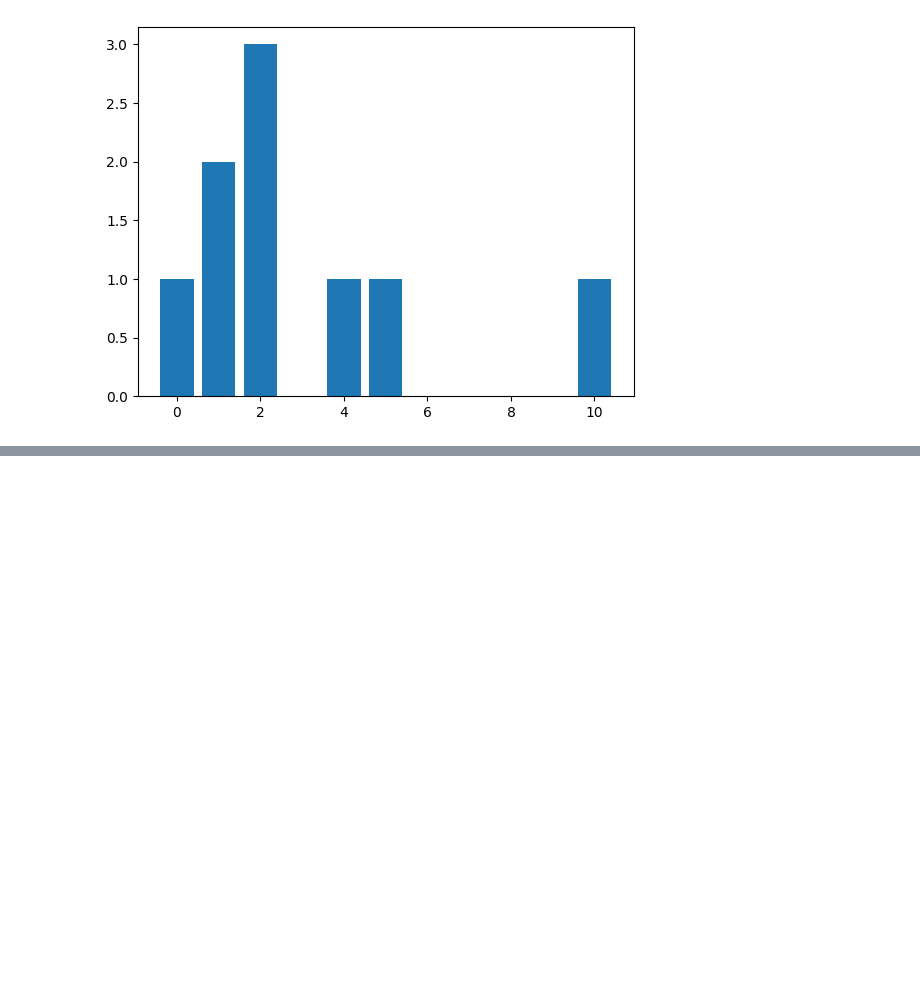
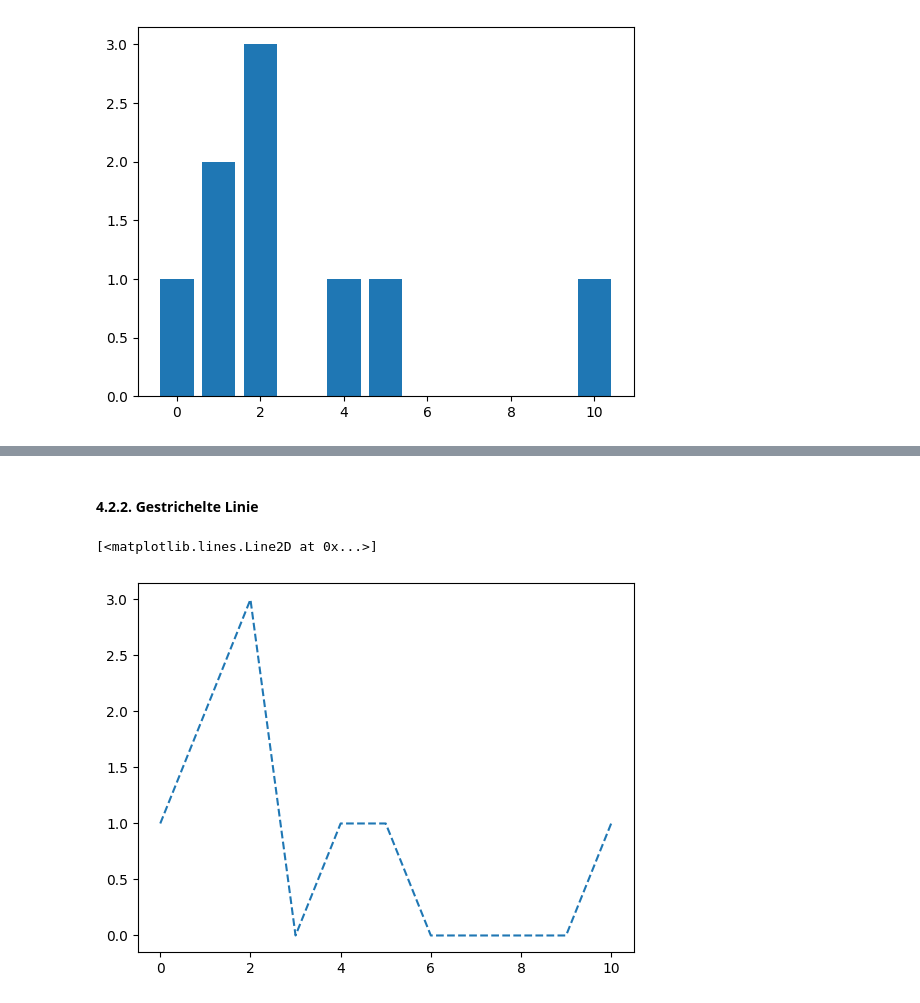
Before and after one commit to ghackenberg/python-grundlagen-kurs, a Jupyter notebook: Unterlagen/Termin_07/03_Statistik.ipynb, the cells around one changed output, grey strips where cells are left out. Saved outputs shown, nothing was run; the diff lists cells and outputs as text; code cells hidden in the pictures; blank space fills up the shorter version.

```diff
--- a/Unterlagen/Termin_07/03_Statistik.ipynb
+++ b/Unterlagen/Termin_07/03_Statistik.ipynb
@@ -117,0 +131,9 @@ matplotlib.pyplot.bar(histogramm_mittelwert, histogramm_anzahl)
+# %% [markdown]
+#### 4.2.2. Gestrichelte Linie
+# %%
+import matplotlib.pyplot
+
+matplotlib.pyplot.plot(histogramm_mittelwert, histogramm_anzahl, linestyle='--')
+# %% [output]
+[<matplotlib.lines.Line2D at 0x...>]
+[figure, added]
```
Also changed, not shown: parts of 8 cells of this notebook, 3 other files.
